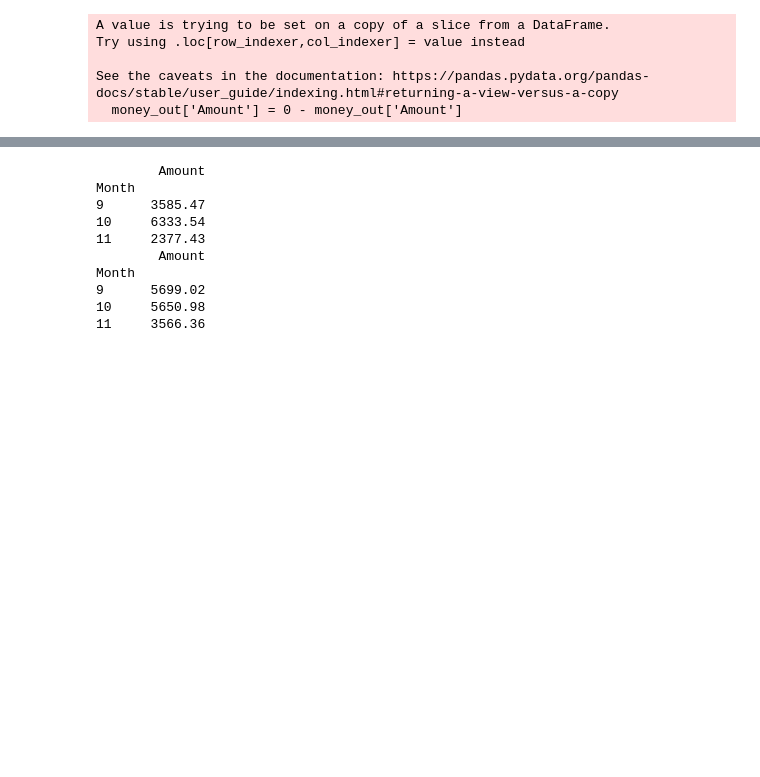
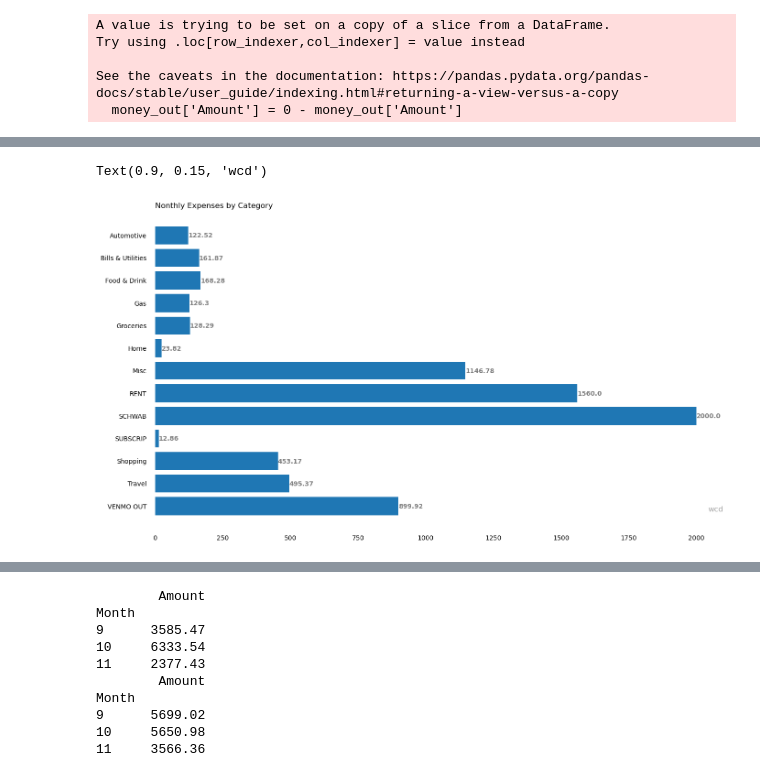
Before and after one commit to willdavis111/Budget_DA, a Jupyter notebook: Budget_app.ipynb, the cells around one changed output, grey strips where cells are left out. Saved outputs shown, nothing was run; the diff lists cells and outputs as text; code cells hidden in the pictures; blank space fills up the shorter version.

```diff
--- a/Budget_app.ipynb
+++ b/Budget_app.ipynb
@@ -110,0 +178,38 @@ money_in[money_in['Category'] == 'VENMO IN']
+# %%
+x = cat_tot.index.tolist()
+y = cat_tot['Amount']
+
+fig, ax = plt.subplots(figsize =(16, 9))
+# Horizontal Bar Plot
+ax.barh(x, y)
+# Remove axes splines
+for s in ['top', 'bottom', 'left', 'right']:
+    ax.spines[s].set_visible(False)
+# Remove x, y Ticks
+ax.xaxis.set_ticks_position('none')
+ax.yaxis.set_ticks_position('none')
+# Add padding between axes and labels
+ax.xaxis.set_tick_params(pad = 5)
+ax.yaxis.set_tick_params(pad = 10)
+# Show top values
+ax.invert_yaxis()
+# Add annotation to bars
+for i in ax.patches:
+    plt.text(i.get_width()+0.2, i.get_y()+0.5,
+             str(round((i.get_width()), 2)),
+             fontsize = 10, fontweight ='bold',
+             color ='grey')
+# Add Plot Title
+ax.set_title('Nonthly Expenses by Category',
+             loc ='left', )
+
+# Add Text watermark
+fig.text(0.9, 0.15, 'wcd', fontsize = 12,
+         color ='grey', ha ='right', va ='bottom',
+         alpha = 0.7)
+
+# Show Plot
+# plt.show()
+# %% [output]
+Text(0.9, 0.15, 'wcd')
+[figure, added]
```
Also changed, not shown: parts of 19 cells of this notebook.
